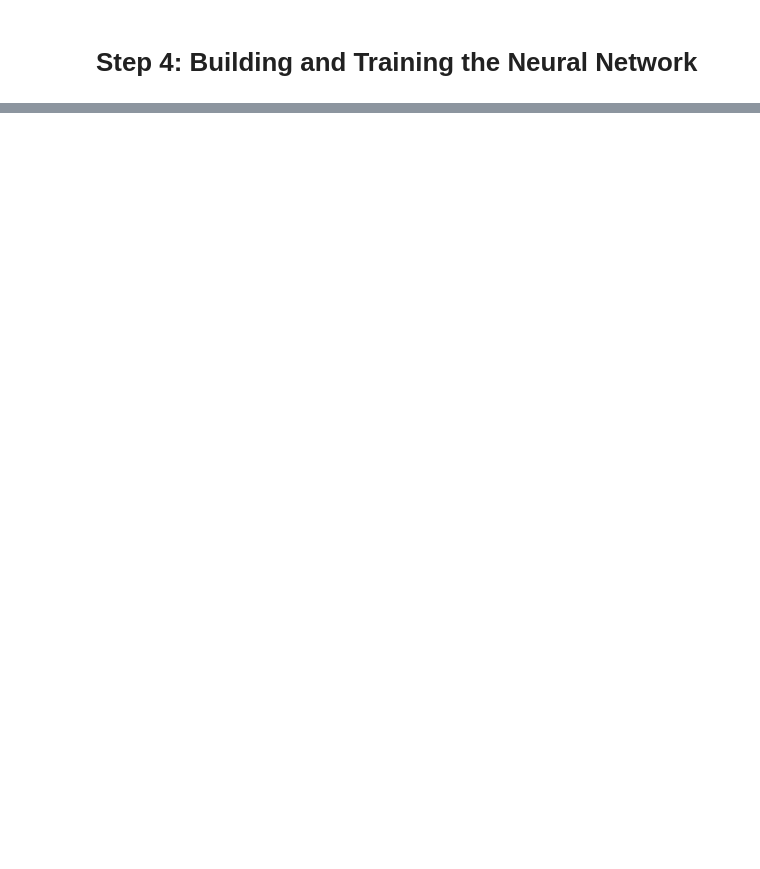
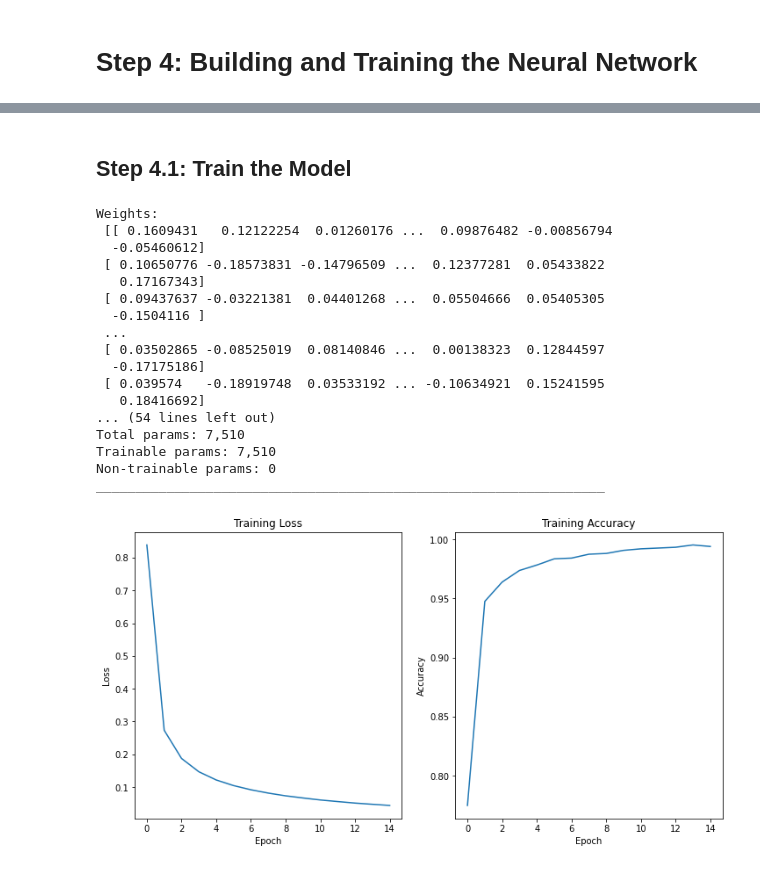
Before and after one commit to KeremDUZENLI/python-keras-deep-learning, a Jupyter notebook: notebooks/1_neural_networks.ipynb, the cells around one changed output, grey strips where cells are left out. Cells and saved outputs as stored; diff of their text form; code cells hidden in the pictures; blank space fills up the shorter version.

```diff
--- a/notebooks/1_neural_networks.ipynb
+++ b/notebooks/1_neural_networks.ipynb
@@ -162,0 +109,66 @@ Test Accuracy: 0.9704
+# %% [markdown]
+## Step 4.1: Train the Model
+# %%
+## Compile the Model
+model.compile(optimizer=optimizers.SGD(lr=0.1), loss='categorical_crossentropy', metrics=['accuracy'])
+
+# Weights and Biases
+weights = model.layers[0].weights[0].eval(keras.backend.get_session())
+print("\nWeights:\n", weights)
+print("\nWeights Standard Deviation:\n", weights.std())
+biases = model.layers[0].weights[1].eval(keras.backend.get_session())
+print("\nBiases:\n", biases)
+
+# Train the model
+history = model.fit(X_train, Y_train, epochs=15, batch_size=32)
+
+# Show model summary
+model.summary()
+
+
+## Visualizing Training Progress
+plt.figure(figsize=(12, 6))
+
+# Training Loss
+plt.subplot(1, 2, 1)
+plt.plot(history.history['loss'])
+plt.title('Training Loss')
+plt.xlabel('Epoch')
+plt.ylabel('Loss')
+
+# Training Accuracy
+plt.subplot(1, 2, 2)
+plt.plot(history.history['accuracy'])
+plt.title('Training Accuracy')
+plt.xlabel('Epoch')
+plt.ylabel('Accuracy')
+plt.show()
+
+
+## Ensure one-hot encoding for labels
+Y_train = to_categorical(y_train)
+Y_test = to_categorical(y_test)
+
+# Evaluate on test data
+test_loss, test_accuracy = model.evaluate(X_test, Y_test)
+print(f"Test Loss: {test_loss:.4f}")
+print(f"Test Accuracy: {test_accuracy:.4f}")
+# %% [output]
+Weights:
+ [[ 0.1609431   0.12122254  0.01260176 ...  0.09876482 -0.00856794
+  -0.05460612]
+ [ 0.10650776 -0.18573831 -0.14796509 ...  0.12377281  0.05433822
+   0.17167343]
+ [ 0.09437637 -0.03221381  0.04401268 ...  0.05504666  0.05405305
+  -0.1504116 ]
+ ...
+ [ 0.03502865 -0.08525019  0.08140846 ...  0.00138323  0.12844597
+  -0.17175186]
+ [ 0.039574   -0.18919748  0.03533192 ... -0.10634921  0.15241595
+   0.18416692]
+... (54 lines left out)
+Total params: 7,510
+Trainable params: 7,510
+Non-trainable params: 0
+_________________________________________________________________
+[figure, added]
```
Also changed, not shown: parts of 21 cells of this notebook.
